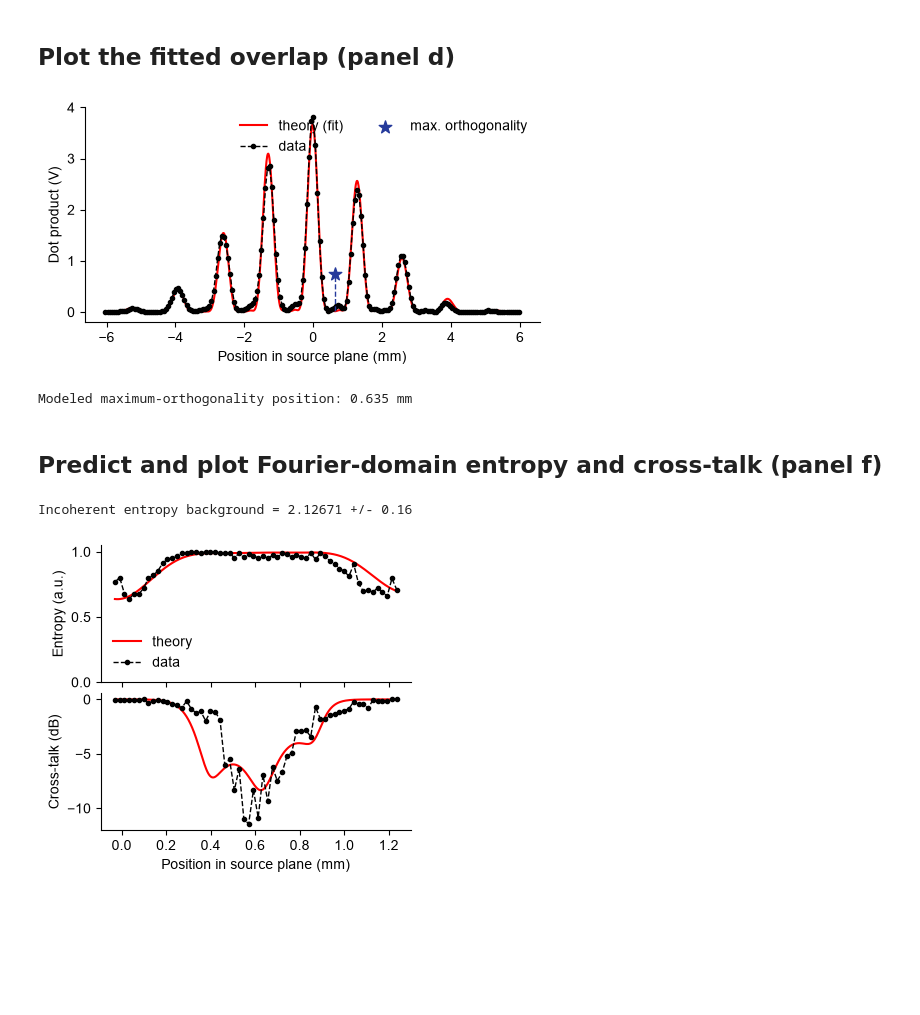
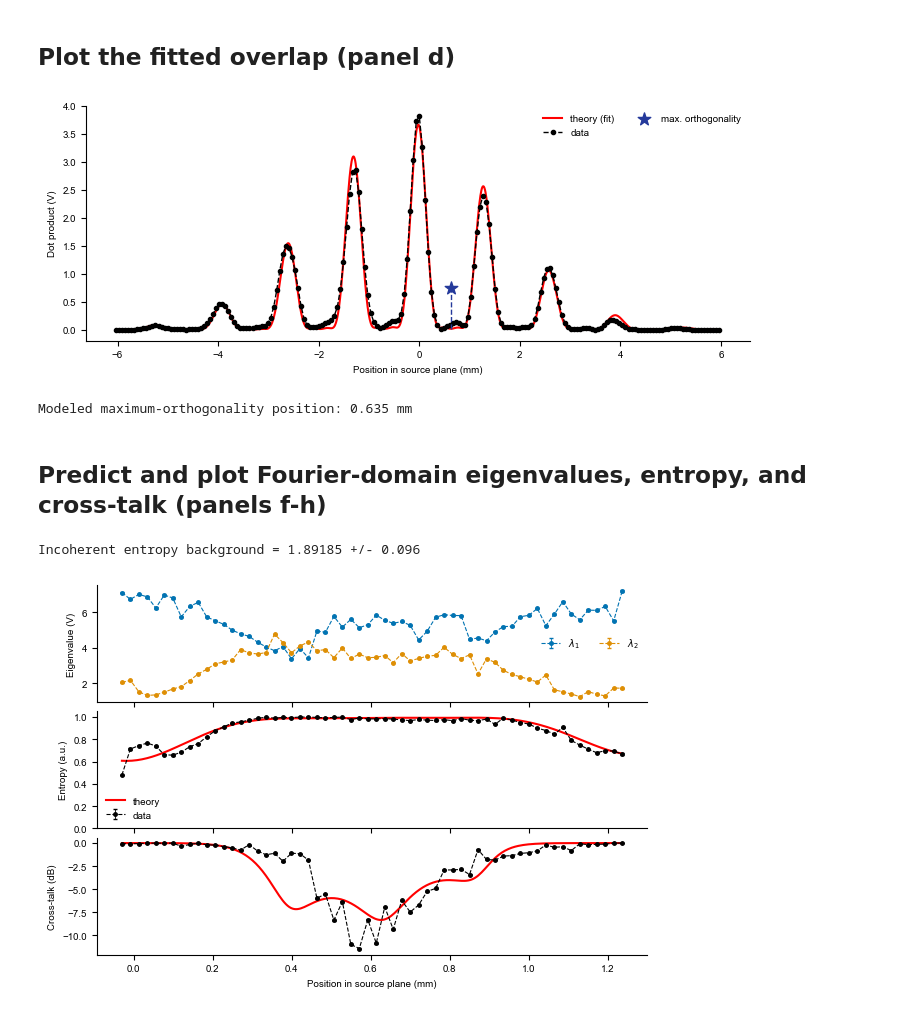
Before and after one commit to Roques-Carmes-lab/pcla-experiment, a Jupyter notebook: notebooks/04_figure4.ipynb, the cells around one changed output. Saved outputs shown, nothing was run; the diff lists cells and outputs as text; code cells hidden in the pictures; blank space fills up the shorter version.

```diff
--- a/notebooks/04_figure4.ipynb
+++ b/notebooks/04_figure4.ipynb
@@ -20,11 +20,19 @@ ROOT = find_repo_root()
 OUTPUT_DIR = ROOT / "figures" / "generated"
 OUTPUT_DIR.mkdir(parents=True, exist_ok=True)
 
-# Compact, portable approximation of the paper's plotting style.
+# Final dimensions are appropriate for a full-width, two-column figure.
+FULL_PAGE_WIDTH_IN = 7.1
+FONT_SIZE_PT = 7
+
 plt.rcParams.update({
     "font.family": "sans-serif",
     "font.sans-serif": ["Arial", "DejaVu Sans"],
-    "font.size": 10,
+    "font.size": FONT_SIZE_PT,
+    "axes.labelsize": FONT_SIZE_PT,
+    "axes.titlesize": FONT_SIZE_PT,
+    "xtick.labelsize": FONT_SIZE_PT,
+    "ytick.labelsize": FONT_SIZE_PT,
+    "legend.fontsize": FONT_SIZE_PT,
     "axes.spines.top": False,
     "axes.spines.right": False,
 })
@@ -222,7 +300,7 @@ orthogonality_index = window_indices[np.argmin(y_fit[window])]
 x_orthogonal = x_fit[orthogonality_index]
 y_orthogonal = y_fit[orthogonality_index]
 
-fig, ax = plt.subplots(figsize=(5.0, 2.7), constrained_layout=True)
+fig, ax = plt.subplots(figsize=(FULL_PAGE_WIDTH_IN, 2.8), constrained_layout=True)
 ax.plot(x_fit, y_fit, color="red", linewidth=1.5, label="theory (fit)")
 ax.plot(x_overlap, overlap_signal, "o--", color="black", markersize=3, linewidth=1.0, label="data")
 
@@ -238,10 +316,10 @@ fig.savefig(OUTPUT_DIR / "figure4_dot_product_fit.png", dpi=300, bbox_inches="ti
 plt.show()
 print(f"Modeled maximum-orthogonality position: {x_orthogonal:.3f} mm")
 # %% [output]
-[figure, old version]
+[figure, new version]
 Modeled maximum-orthogonality position: 0.635 mm
 # %% [markdown]
-## Predict and plot Fourier-domain entropy and cross-talk (panel f)
+## Predict and plot Fourier-domain eigenvalues, entropy, and cross-talk (panels f-h)
 # %%
 def coherency_matrices(positions, parameters):
     field_1, field_2 = model_fields(np.atleast_1d(positions), parameters)
@@ -285,36 +363,57 @@ def model_cross_talk(positions, parameters):
 background_fit, background_covariance = curve_fit(
     lambda positions, background: model_entropy(positions, fit_parameters, background),
     x_pcla,
     entropy_data,
     p0=[0.01],
     bounds=(0.0, np.inf),
     maxfev=20_000,
 )
 background = float(background_fit[0])
 background_error = float(np.sqrt(background_covariance[0, 0]))
 print(f"Incoherent entropy background = {background:.6g} +/- {background_error:.2g}")
 
 x_theory = np.linspace(x_pcla.min(), x_pcla.max(), 300)
 entropy_theory = model_entropy(x_theory, fit_parameters, background)
 cross_talk_theory = model_cross_talk(x_theory, fit_parameters)
 
-fig, (ax_entropy, ax_cross_talk) = plt.subplots(
-    2, 1, figsize=(4.0, 3.7), sharex=True,
+fig, (ax_eigenvalue, ax_entropy, ax_cross_talk) = plt.subplots(
+    3, 1, figsize=(FULL_PAGE_WIDTH_IN, 4.8), sharex=True,
     gridspec_kw={"hspace": 0.08},
 )
+ax_eigenvalue.errorbar(
+    x_pcla, means[:, 0], yerr=standard_deviations[:, 0],
+    fmt="o--", color="#0173b2", markersize=2.5, linewidth=0.8,
+    elinewidth=0.6, capsize=1.5, label=r"$\lambda_1$",
+)
+ax_eigenvalue.errorbar(
+    x_pcla, means[:, 1], yerr=standard_deviations[:, 1],
+    fmt="o--", color="#de8f05", markersize=2.5, linewidth=0.8,
+    elinewidth=0.6, capsize=1.5, label=r"$\lambda_2$",
+)
+ax_eigenvalue.set_ylabel("Eigenvalue (V)")
+ax_eigenvalue.legend(frameon=False, ncol=2)
+
 ax_entropy.plot(x_theory, entropy_theory, color="red", linewidth=1.5, label="theory")
-ax_entropy.plot(x_pcla, entropy_data, "o--", color="black", markersize=3, linewidth=1.0, label="data")
+ax_entropy.errorbar(
+    x_pcla, entropy_data, yerr=entropy_data_error,
+    fmt="o--", color="black", markersize=2.5, linewidth=0.8,
+    elinewidth=0.6, capsize=1.5, label="data",
+)
 ax_entropy.set_ylabel("Entropy (a.u.)")
 ax_entropy.set_ylim(0, 1.05)
 ax_entropy.legend(frameon=False)
 
 ax_cross_talk.plot(x_theory, 10 * np.log10(np.clip(cross_talk_theory, 1e-12, None)), color="red", linewidth=1.5)
-ax_cross_talk.plot(x_pcla, 10 * np.log10(cross_talk_data), "o--", color="black", markersize=3, linewidth=1.0)
+ax_cross_talk.errorbar(
+    x_pcla, cross_talk_db, yerr=cross_talk_db_error,
+    fmt="o--", color="black", markersize=2.5, linewidth=0.8,
+    elinewidth=0.6, capsize=1.5,
+)
 ax_cross_talk.set_xlabel("Position in source plane (mm)")
 ax_cross_talk.set_ylabel("Cross-talk (dB)")
 
 fig.savefig(OUTPUT_DIR / "figure4_fourier_operation.png", dpi=300, bbox_inches="tight")
 plt.show()
 # %% [output]
-Incoherent entropy background = 2.12671 +/- 0.16
+Incoherent entropy background = 1.89185 +/- 0.096
-[figure, old version]
+[figure, new version]
```
Also changed, not shown: parts of 3 cells of this notebook, 11 other files.
